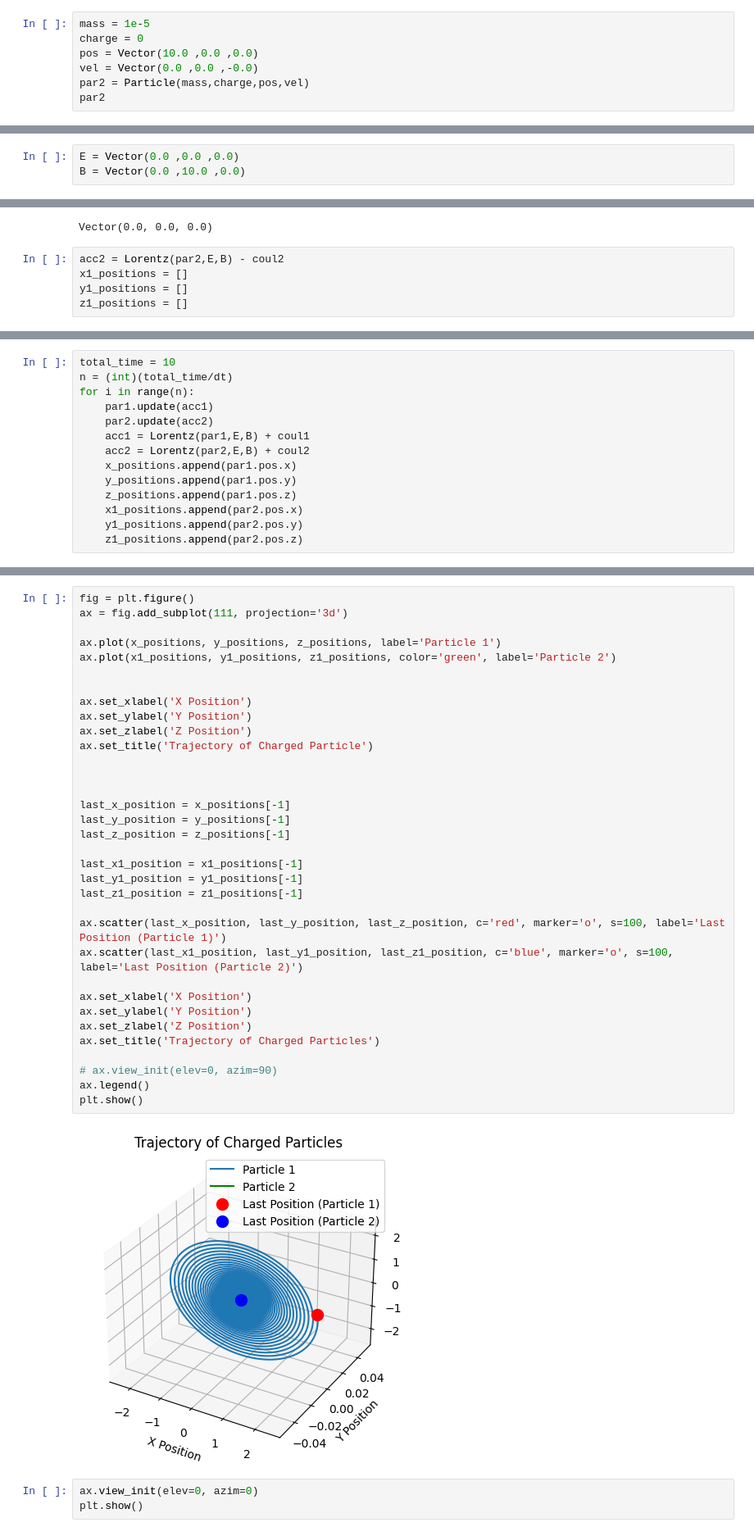
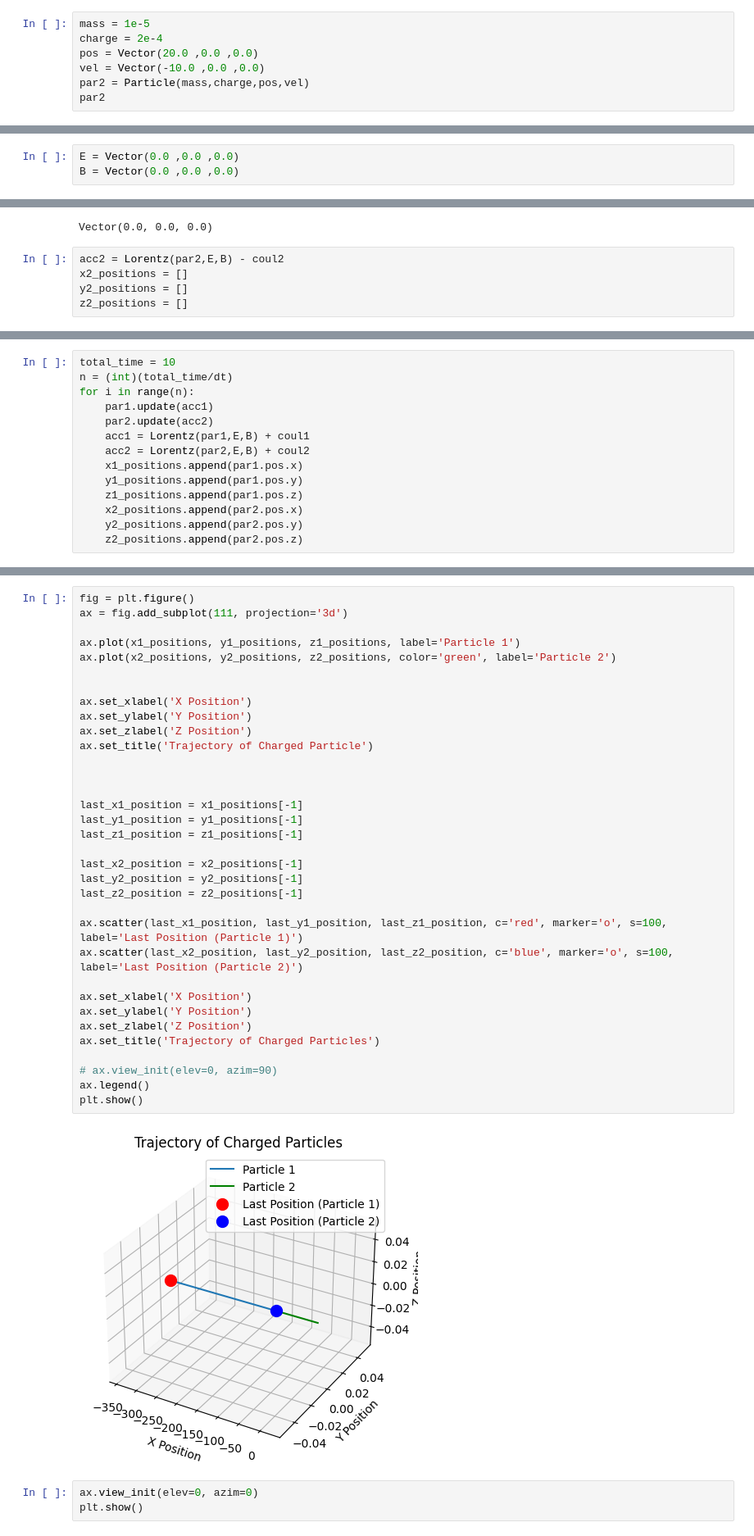
Before and after one commit to BlackEpsilon1729/Lorentz_Force, a Jupyter notebook: 2_particle.ipynb, the cells around one changed output, grey strips where cells are left out. Shown at 82% size. Cells and saved outputs as stored; diff of their text form.

Commit message:
N particles done

```diff
--- a/2_particle.ipynb
+++ b/2_particle.ipynb
@@ -112,9 +112,9 @@ Particle
  Velocity Vector(10.0, 0.0, 0.0)
 # %%
 mass = 1e-5
-charge = 0
-pos = Vector(10.0 ,0.0 ,0.0)
-vel = Vector(0.0 ,0.0 ,-0.0)
+charge = 2e-4
+pos = Vector(20.0 ,0.0 ,0.0)
+vel = Vector(-10.0 ,0.0 ,0.0)
 par2 = Particle(mass,charge,pos,vel)
 par2
 # %% [output]
@@ -128,7 +128,7 @@ E = Vector(0.0 ,1e-2 ,0.0)
 B = Vector(0.0 ,1e-2 ,0.0)
 # %%
 E = Vector(0.0 ,0.0 ,0.0)
-B = Vector(0.0 ,10.0 ,0.0)
+B = Vector(0.0 ,0.0 ,0.0)
 # %%
 coul1 = Coulumb_i(par1,par2)
 coul1
@@ -156,7 +156,7 @@ temp2
 Vector(0.0, 0.0, 0.0)
 # %%
 acc2 = Lorentz(par2,E,B) - coul2
-x1_positions = []
-y1_positions = []
-z1_positions = []
+x2_positions = []
+y2_positions = []
+z2_positions = []
 # %%
@@ -175,10 +172,10 @@ for i in range(n):
     par2.update(acc2)
     acc1 = Lorentz(par1,E,B) + coul1
     acc2 = Lorentz(par2,E,B) + coul2
-    x_positions.append(par1.pos.x)
-    y_positions.append(par1.pos.y)
-    z_positions.append(par1.pos.z)
-    x1_positions.append(par2.pos.x)
-    y1_positions.append(par2.pos.y)
-    z1_positions.append(par2.pos.z)
+    x1_positions.append(par1.pos.x)
+    y1_positions.append(par1.pos.y)
+    z1_positions.append(par1.pos.z)
+    x2_positions.append(par2.pos.x)
+    y2_positions.append(par2.pos.y)
+    z2_positions.append(par2.pos.z)
 # %%
@@ -208,39 +202,39 @@ Particle
 # %%
 fig = plt.figure()
 ax = fig.add_subplot(111, projection='3d')
 
-ax.plot(x_positions, y_positions, z_positions, label='Particle 1')
-ax.plot(x1_positions, y1_positions, z1_positions, color='green', label='Particle 2')
+ax.plot(x1_positions, y1_positions, z1_positions, label='Particle 1')
+ax.plot(x2_positions, y2_positions, z2_positions, color='green', label='Particle 2')
 
 
 ax.set_xlabel('X Position')
 ax.set_ylabel('Y Position')
 ax.set_zlabel('Z Position')
 ax.set_title('Trajectory of Charged Particle')
 
 
 
-last_x_position = x_positions[-1]
-last_y_position = y_positions[-1]
-last_z_position = z_positions[-1]
-
 last_x1_position = x1_positions[-1]
 last_y1_position = y1_positions[-1]
 last_z1_position = z1_positions[-1]
 
-ax.scatter(last_x_position, last_y_position, last_z_position, c='red', marker='o', s=100, label='Last Position (Particle 1)')
-ax.scatter(last_x1_position, last_y1_position, last_z1_position, c='blue', marker='o', s=100, label='Last Position (Particle 2)')
+last_x2_position = x2_positions[-1]
+last_y2_position = y2_positions[-1]
+last_z2_position = z2_positions[-1]
+
+ax.scatter(last_x1_position, last_y1_position, last_z1_position, c='red', marker='o', s=100, label='Last Position (Particle 1)')
+ax.scatter(last_x2_position, last_y2_position, last_z2_position, c='blue', marker='o', s=100, label='Last Position (Particle 2)')
 
 ax.set_xlabel('X Position')
 ax.set_ylabel('Y Position')
 ax.set_zlabel('Z Position')
 ax.set_title('Trajectory of Charged Particles')
 
 # ax.view_init(elev=0, azim=90)
 ax.legend()
 plt.show()
 # %% [output]
-[figure, old version]
+[figure, new version]
 # %%
 ax.view_init(elev=0, azim=0)
 plt.show()
```
Also changed, not shown: parts of 9 cells of this notebook, 8 other files.
